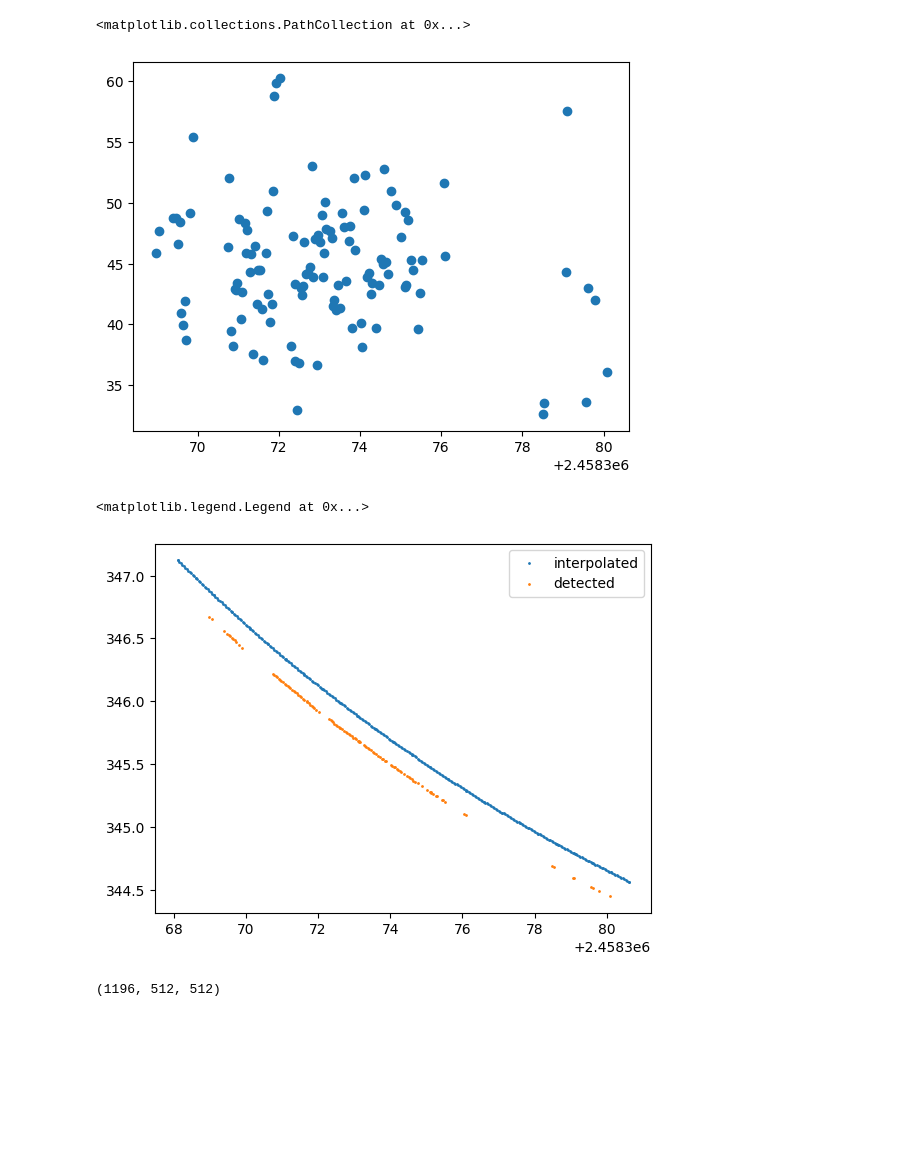
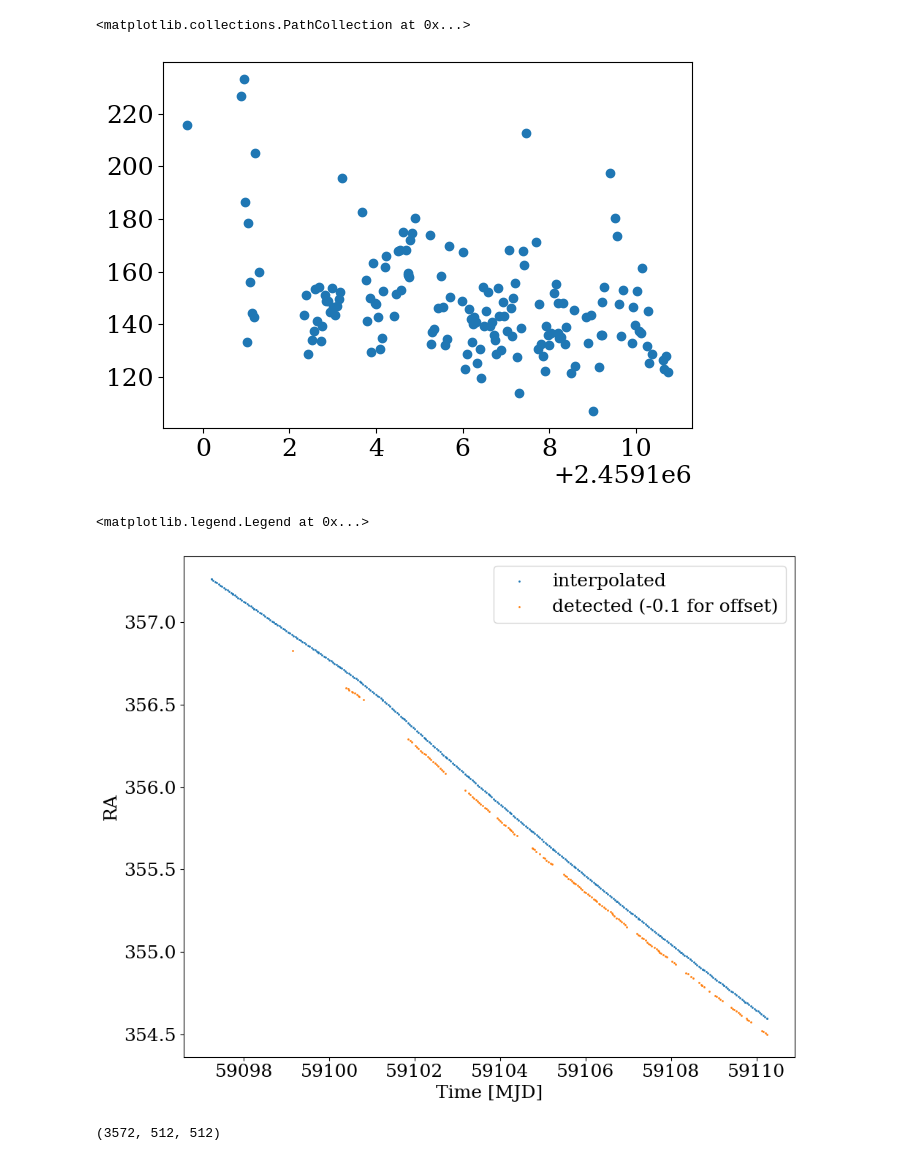
Before and after one commit to ble61/ASTR480, a Jupyter notebook: Test Code/allDataTest.ipynb, the cells around one changed output. Drawn from its saved outputs; the diff is of its cells as text; code cells hidden in the pictures; blank space fills up the shorter version.

```diff
--- a/Test Code/allDataTest.ipynb
+++ b/Test Code/allDataTest.ipynb
@@ -1,40 +1,65 @@
 # %%
 import numpy as np
 import matplotlib.pyplot as plt
 import pandas as pd
 from astropy.coordinates import SkyCoord
 from astropy.time import Time
 import astropy.units as u
 from astropy import wcs
 from astropy.utils.data import download_file
 from astropy.io import fits
 
 
-interpedPos = pd.read_csv("./InterpolatedQuerryResultTESSdata_Sector2_Cam1_Ccd1_Cut1of16_wcs.csv")
+plt.rcParams.update({
+    "font.size": 18,
+    "font.family": "serif",
+    "figure.autolayout": True,
+    "axes.grid": False,
+    # "xtick.minor.visible": True,
+    # "ytick.minor.visible": True,
+})
 
-name = " 2000 KR32 "
+timeOffset = 2400000.5
+
+sector = 29
+cam = 1
+ccd = 3
+cut = 7
+
+
+interpedPos = pd.read_csv(f"./InterpolatedQuerryResult_{sector}_{cam}_{ccd}_{cut}.csv")
+
+name = " Henry "
 
 interpedNamePosIDs = interpedPos.index[interpedPos["Name"] == name]
 interpedNamePos = interpedPos.loc[interpedNamePosIDs]
 
 
 matchedNamePos = pd.read_csv(f"./{name}Matches.csv")
 
 plt.scatter(matchedNamePos["Time"], matchedNamePos["flux"])
 # %% [output]
 <matplotlib.collections.PathCollection at 0x...>
-[figure, old version]
+[figure, new version]
 # %%
-plt.scatter(interpedNamePos["epoch"],interpedNamePos["RA"], s=1, label="interpolated")
-plt.scatter(matchedNamePos["Time"], matchedNamePos["RA"]-0.2, s=1, label="detected") # -0.2 ofset just to see better. interp is so good that its too hard to see
-plt.legend()
+fig, ax = plt.subplots(1,1,figsize = (10,8))
+
+ax.set_xlabel("Time [MJD]")
+ax.set_ylabel("RA")
+
+ax.scatter(interpedNamePos["epoch"]-timeOffset,interpedNamePos["RA"], s=1, label="interpolated")
+ax.scatter(matchedNamePos["Time"]-timeOffset, matchedNamePos["RA"]-0.1, s=1, label="detected (-0.1 for offset)") # -0.2 ofset just to see better. interp is so good that itstoo hard to see
+ax.legend()
 # %% [output]
 <matplotlib.legend.Legend at 0x...>
-[figure, old version]
+[figure, new version]
 # %%
-allFluxes = np.load("./sector2_cam1_ccd1_cut1_of16_ReducedFlux.npy")
+allFluxes = np.load(f"../OzData/sector{sector}_cam{cam}_ccd{ccd}_cut{cut}_of16_ReducedFlux.npy")
+
+# /home/users/ble61/Documents/ASTR480/OzData/sector29_cam1_ccd3_cut7_of16_ReducedFlux.npy
+
 numFrames = allFluxes.shape[0]
 allFluxes.shape
 # %% [output]
-(1196, 512, 512)
+(3572, 512, 512)
 # %%
```
Also changed, not shown: parts of 4 cells of this notebook, 32 other files.
